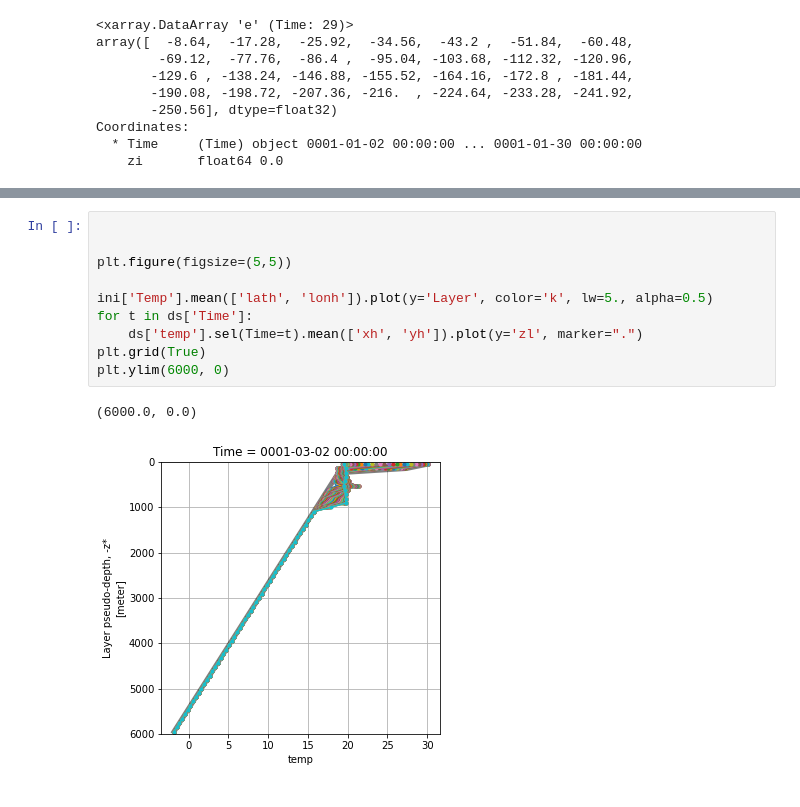
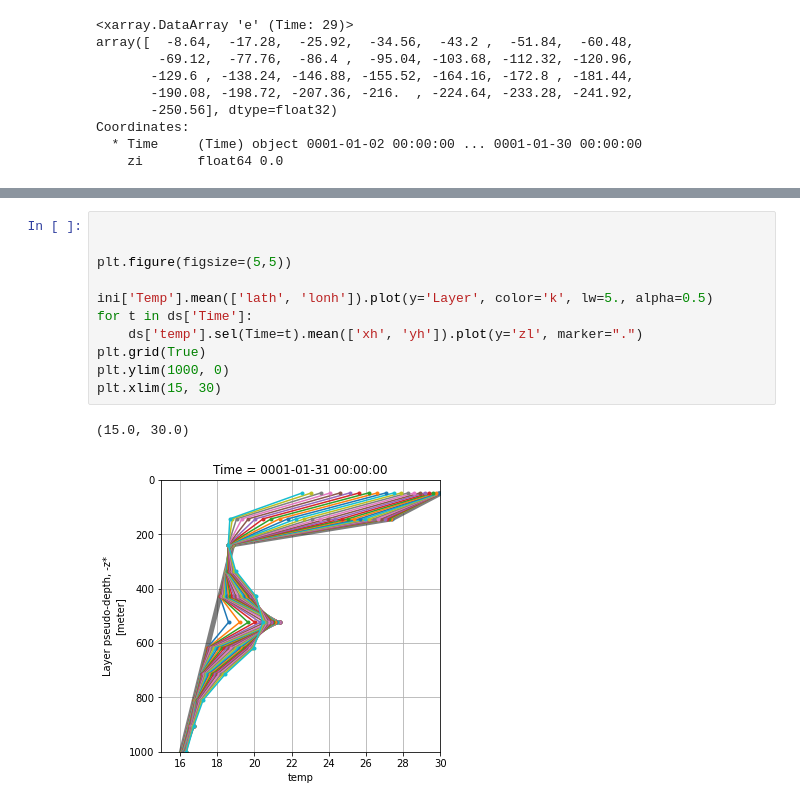
Before and after one commit to fdf2002/MOM6-examples, a Jupyter notebook: ocean_only/otec1d/test.ipynb, the cells around one changed output, grey strips where cells are left out. Drawn from its saved outputs; the diff is of its cells as text.

```diff
--- a/ocean_only/otec1d/test.ipynb
+++ b/ocean_only/otec1d/test.ipynb
@@ -78,13 +80,14 @@ salt.sum('zl').plot()
 # %%
 
 
 plt.figure(figsize=(5,5))
 
 ini['Temp'].mean(['lath', 'lonh']).plot(y='Layer', color='k', lw=5., alpha=0.5)
 for t in ds['Time']:
     ds['temp'].sel(Time=t).mean(['xh', 'yh']).plot(y='zl', marker=".")
 plt.grid(True)
-plt.ylim(6000, 0)
+plt.ylim(1000, 0)
+plt.xlim(15, 30)
 # %% [output]
-(6000.0, 0.0)
+(15.0, 30.0)
-[figure, old version]
+[figure, new version]
```
Also changed, not shown: parts of 2 cells of this notebook.
